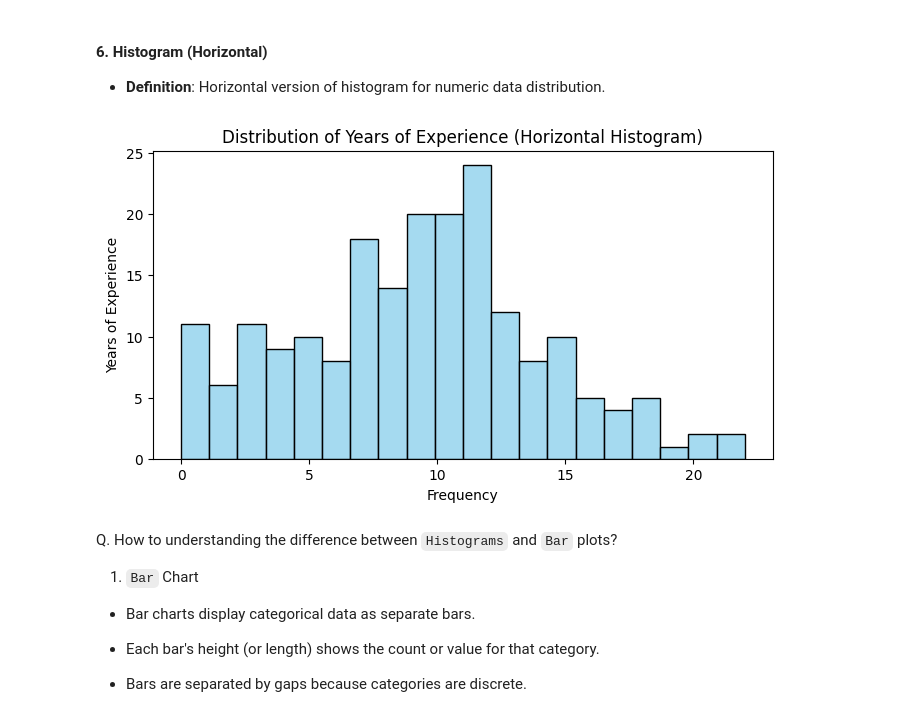
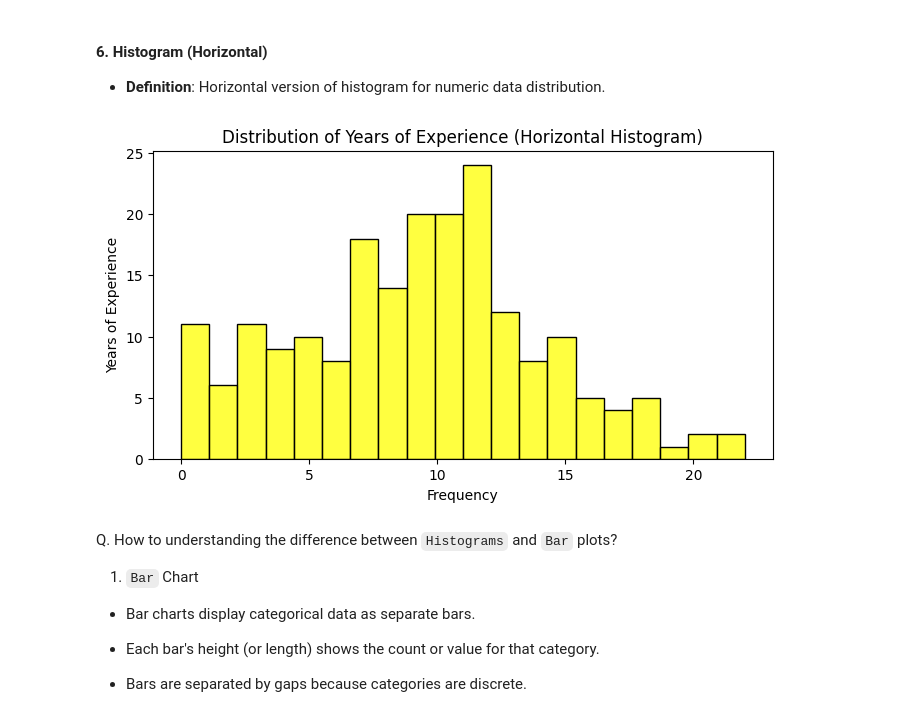
Before and after one commit to Infosys-intern-program-nov25-batch/ai_vision_extract, a Jupyter notebook: milestone_1/week_1/Day_5/Python_visualization.ipynb, the cells around one changed output. Drawn from its saved outputs; the diff is of its cells as text; code cells hidden in the pictures.

```diff
--- a/milestone_1/week_1/Day_5/Python_visualization.ipynb
+++ b/milestone_1/week_1/Day_5/Python_visualization.ipynb
@@ -169,13 +169,13 @@ plt.show()
 # %%
 import seaborn as sns
 plt.figure(figsize=(8,4))
-sns.histplot(df['YearsExperience'], bins=20, color='skyblue', kde=False, orientation='horizontal')
+sns.histplot(df['YearsExperience'], bins=20, color='yellow', kde=False, orientation='horizontal')
 plt.title('Distribution of Years of Experience (Horizontal Histogram)')
 plt.xlabel('Frequency')
 plt.ylabel('Years of Experience')
 plt.show()
 # %% [output]
-[figure, old version]
+[figure, new version]
 # %% [markdown]
 Q. How to understanding the difference between `Histograms` and `Bar` plots?
 
```
Also changed, not shown: parts of 3 cells of this notebook.
